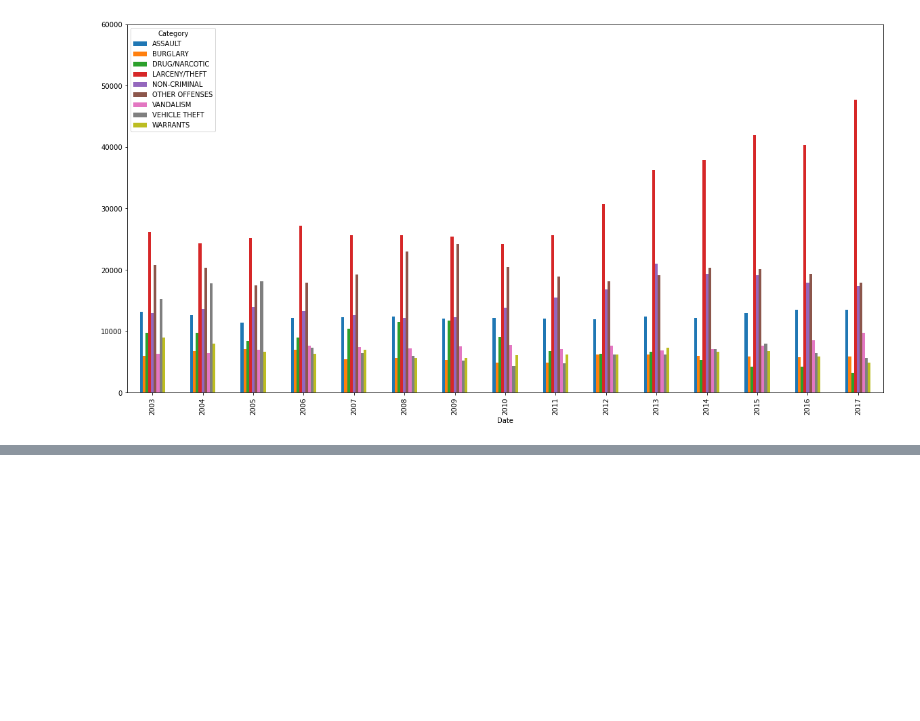
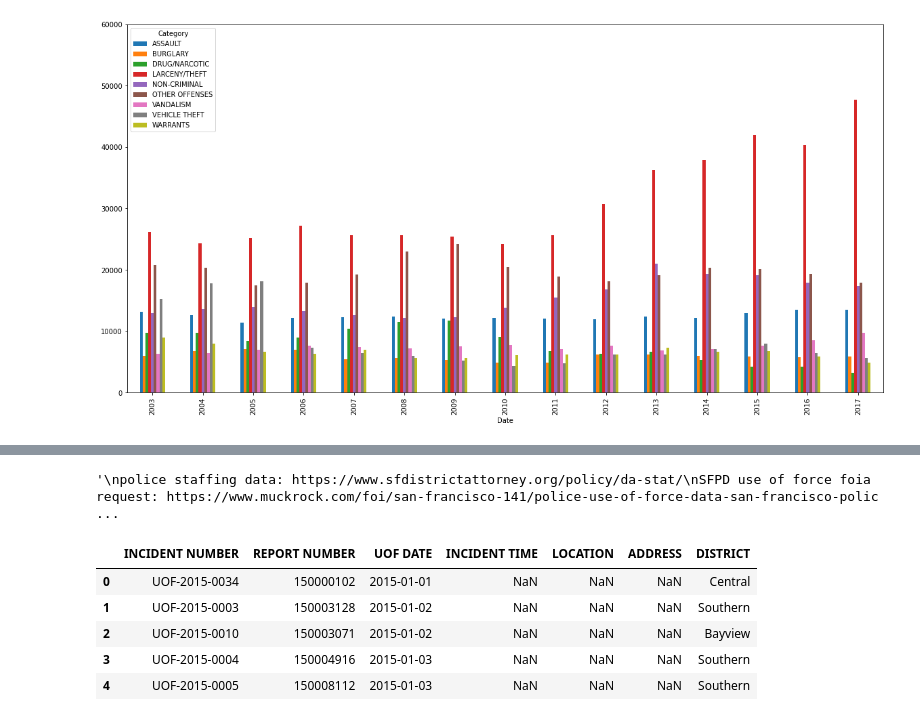
Before and after one commit to sfbrigade/datasci-police-budget, a Jupyter notebook: sanfranciscodataset/San_Francisco_Incidents_Analysis.ipynb, the cells around one changed output, grey strips where cells are left out. Cells and saved outputs as stored; diff of their text form; code cells hidden in the pictures; blank space fills up the shorter version.

```diff
--- a/sanfranciscodataset/San_Francisco_Incidents_Analysis.ipynb
+++ b/sanfranciscodataset/San_Francisco_Incidents_Analysis.ipynb
@@ -214,0 +260,7 @@ top_10_yearly.count()["PdId"].unstack().plot(ax=ax, kind='bar')
+# %%
+"""
+police staffing data: https://www.sfdistrictattorney.org/policy/da-stat/
+SFPD use of force foia request: https://www.muckrock.com/foi/san-francisco-141/police-use-of-force-data-san-francisco-police-department-93028/#file-868362
+"""
+# %% [output]
+'\npolice staffing data: https://www.sfdistrictattorney.org/policy/da-stat/\nSFPD use of force foia request: https://www.muckrock.com/foi/san-francisco-141/police-use-of-force-data-san-francisco-polic ...
@@ -214,0 +269,9 @@ top_10_yearly.count()["PdId"].unstack().plot(ax=ax, kind='bar')
+# %%
+sf_use_of_force.head()
+# %% [output]
+|  | INCIDENT NUMBER | REPORT NUMBER | UOF DATE | INCIDENT TIME | LOCATION | ADDRESS | DISTRICT |
+| 0 | UOF-2015-0034 | 150000102 | 2015-01-01 | NaN | NaN | NaN | Central |
+| 1 | UOF-2015-0003 | 150003128 | 2015-01-02 | NaN | NaN | NaN | Southern |
+| 2 | UOF-2015-0010 | 150003071 | 2015-01-02 | NaN | NaN | NaN | Bayview |
+| 3 | UOF-2015-0004 | 150004916 | 2015-01-03 | NaN | NaN | NaN | Southern |
+| 4 | UOF-2015-0005 | 150008112 | 2015-01-03 | NaN | NaN | NaN | Southern |
```
Also changed, not shown: parts of 12 cells of this notebook, 5 other files.
